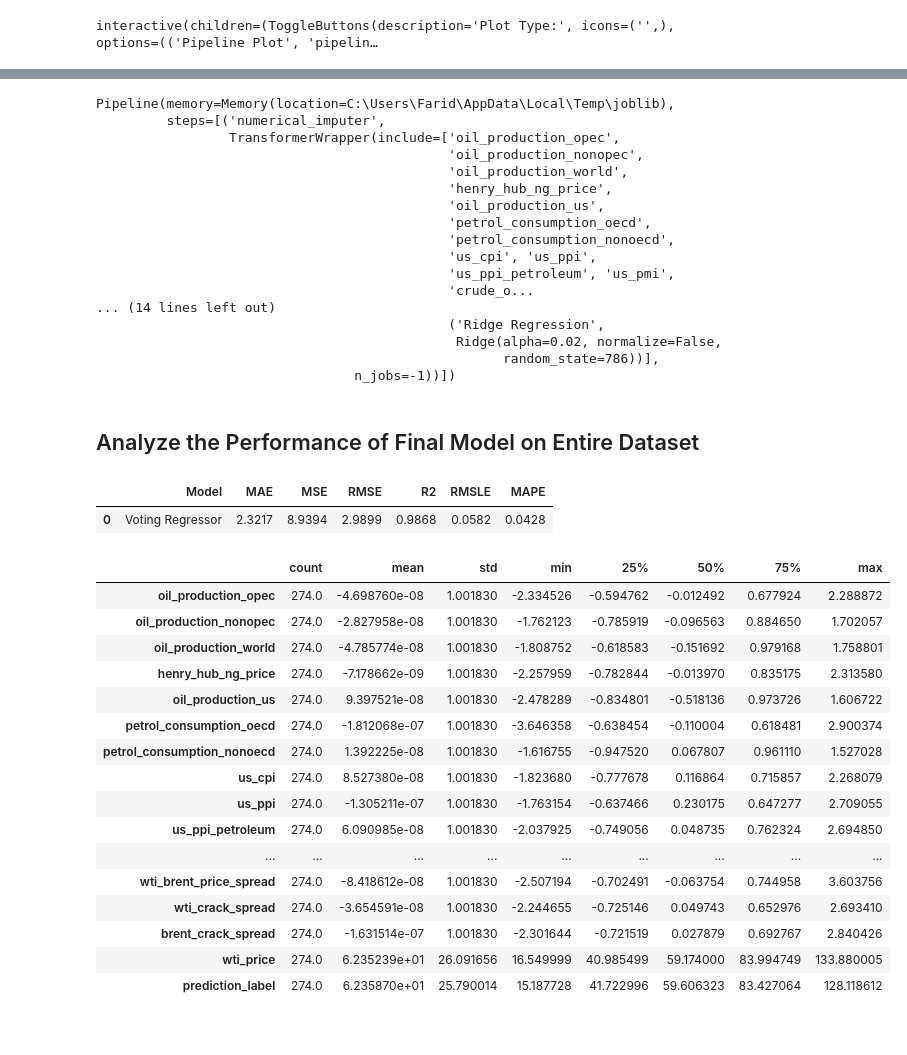
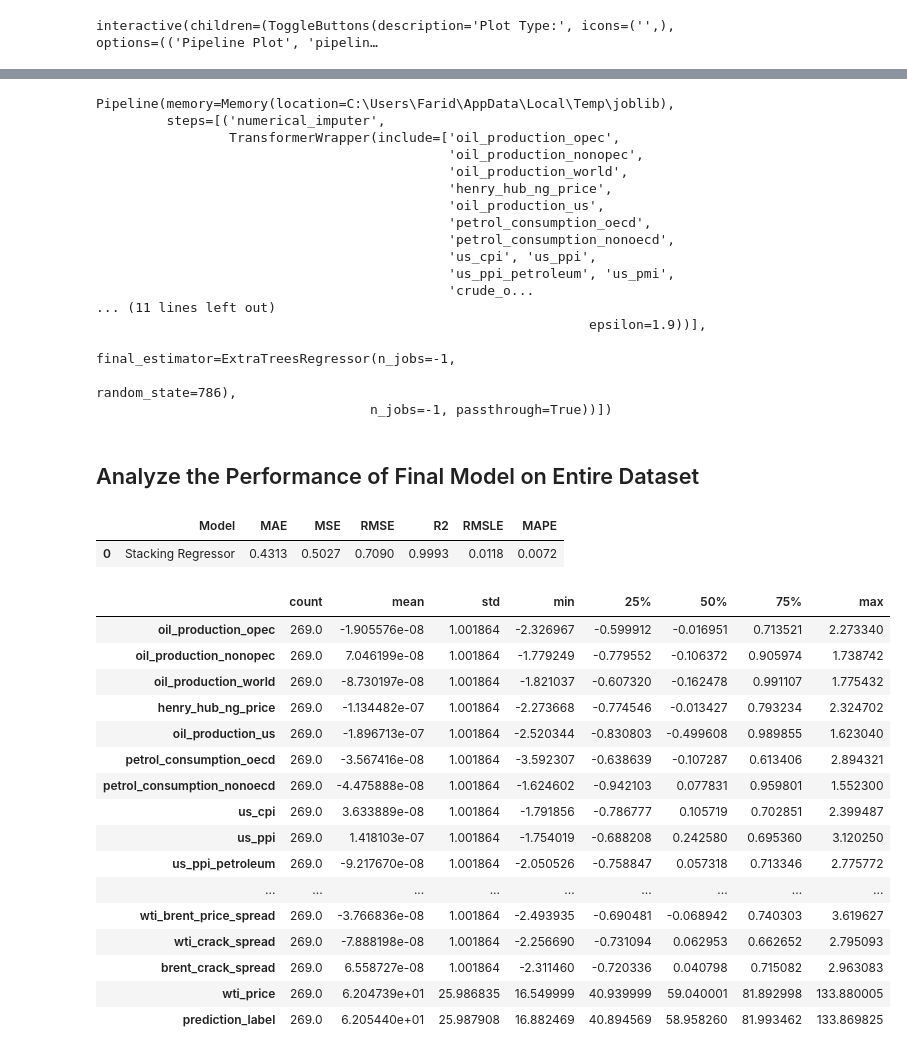
Before and after one commit to faridjn/WTI_Crude_Oil_Price_Prediction_Using_ML, a Jupyter notebook: notebooks/04_pre-processing_and_training.ipynb, the cells around one changed output, grey strips where cells are left out. Drawn from its saved outputs; the diff is of its cells as text; code cells hidden in the pictures.

```diff
--- a/notebooks/04_pre-processing_and_training.ipynb
+++ b/notebooks/04_pre-processing_and_training.ipynb
@@ -456,9 +475,9 @@ pred_tunded_stacker = predict_model(stacker_specific)
 # %%
-# The Blend model seems to perform better in both our train and test so let us finalize it.
+# The stack model seems to perform better in both our train and test so let us finalize it.
 #The finalize_model() function trains the model on the entire dataset.
 
-finalize_blender = finalize_model(blender_specific)
-display(finalize_blender)
+finalize_stacker = finalize_model(stacker_specific)
+display(finalize_stacker)
 # %% [output]
 Pipeline(memory=Memory(location=C:\Users\Farid\AppData\Local\Temp\joblib),
          steps=[('numerical_imputer',
@@ -472,36 +491,36 @@ Pipeline(memory=Memory(location=C:\Users\Farid\AppData\Local\Temp\joblib),
                                              'us_cpi', 'us_ppi',
                                              'us_ppi_petroleum', 'us_pmi',
                                              'crude_o...
-... (14 lines left out)
-                                             ('Ridge Regression',
-                                              Ridge(alpha=0.02, normalize=False,
-                                                    random_state=786))],
-                                 n_jobs=-1))])
+... (11 lines left out)
+                                                               epsilon=1.9))],
+                                   final_estimator=ExtraTreesRegressor(n_jobs=-1,
+                                                                       random_state=786),
+                                   n_jobs=-1, passthrough=True))])
 # %% [markdown]
 ## Analyze the Performance of Final Model on Entire Dataset
 # %%
-# The predict_model() can be executed with the final blend model over the entire dataset and saved to a csv file.
-pred_final_blender = predict_model(finalize_blender, data=df)
-pred_final_blender.to_csv('pred_final_blender.csv')
-pred_final_blender.describe().T
+# The predict_model() can be executed with the final stack model over the entire dataset and saved to a csv file.
+pred_final_stacker = predict_model(finalize_stacker, data=df)
+pred_final_stacker.to_csv('pred_final_blender.csv')
+pred_final_stacker.describe().T
 # %% [output]
 |  | Model | MAE | MSE | RMSE | R2 | RMSLE | MAPE |
-| 0 | Voting Regressor | 2.3217 | 8.9394 | 2.9899 | 0.9868 | 0.0582 | 0.0428 |
+| 0 | Stacking Regressor | 0.4313 | 0.5027 | 0.7090 | 0.9993 | 0.0118 | 0.0072 |
 |  | count | mean | std | min | 25% | 50% | 75% | max |
-| oil_production_opec | 274.0 | -4.698760e-08 | 1.001830 | -2.334526 | -0.594762 | -0.012492 | 0.677924 | 2.288872 |
-| oil_production_nonopec | 274.0 | -2.827958e-08 | 1.001830 | -1.762123 | -0.785919 | -0.096563 | 0.884650 | 1.702057 |
-| oil_production_world | 274.0 | -4.785774e-08 | 1.001830 | -1.808752 | -0.618583 | -0.151692 | 0.979168 | 1.758801 |
-| henry_hub_ng_price | 274.0 | -7.178662e-09 | 1.001830 | -2.257959 | -0.782844 | -0.013970 | 0.835175 | 2.313580 |
-| oil_production_us | 274.0 | 9.397521e-08 | 1.001830 | -2.478289 | -0.834801 | -0.518136 | 0.973726 | 1.606722 |
-| petrol_consumption_oecd | 274.0 | -1.812068e-07 | 1.001830 | -3.646358 | -0.638454 | -0.110004 | 0.618481 | 2.900374 |
-| petrol_consumption_nonoecd | 274.0 | 1.392225e-08 | 1.001830 | -1.616755 | -0.947520 | 0.067807 | 0.961110 | 1.527028 |
-| us_cpi | 274.0 | 8.527380e-08 | 1.001830 | -1.823680 | -0.777678 | 0.116864 | 0.715857 | 2.268079 |
-| us_ppi | 274.0 | -1.305211e-07 | 1.001830 | -1.763154 | -0.637466 | 0.230175 | 0.647277 | 2.709055 |
-| us_ppi_petroleum | 274.0 | 6.090985e-08 | 1.001830 | -2.037925 | -0.749056 | 0.048735 | 0.762324 | 2.694850 |
+| oil_production_opec | 269.0 | -1.905576e-08 | 1.001864 | -2.326967 | -0.599912 | -0.016951 | 0.713521 | 2.273340 |
+| oil_production_nonopec | 269.0 | 7.046199e-08 | 1.001864 | -1.779249 | -0.779552 | -0.106372 | 0.905974 | 1.738742 |
+| oil_production_world | 269.0 | -8.730197e-08 | 1.001864 | -1.821037 | -0.607320 | -0.162478 | 0.991107 | 1.775432 |
+| henry_hub_ng_price | 269.0 | -1.134482e-07 | 1.001864 | -2.273668 | -0.774546 | -0.013427 | 0.793234 | 2.324702 |
+| oil_production_us | 269.0 | -1.896713e-07 | 1.001864 | -2.520344 | -0.830803 | -0.499608 | 0.989855 | 1.623040 |
+| petrol_consumption_oecd | 269.0 | -3.567416e-08 | 1.001864 | -3.592307 | -0.638639 | -0.107287 | 0.613406 | 2.894321 |
+| petrol_consumption_nonoecd | 269.0 | -4.475888e-08 | 1.001864 | -1.624602 | -0.942103 | 0.077831 | 0.959801 | 1.552300 |
+| us_cpi | 269.0 | 3.633889e-08 | 1.001864 | -1.791856 | -0.786777 | 0.105719 | 0.702851 | 2.399487 |
+| us_ppi | 269.0 | 1.418103e-07 | 1.001864 | -1.754019 | -0.688208 | 0.242580 | 0.695360 | 3.120250 |
+| us_ppi_petroleum | 269.0 | -9.217670e-08 | 1.001864 | -2.050526 | -0.758847 | 0.057318 | 0.713346 | 2.775772 |
 | ... | ... | ... | ... | ... | ... | ... | ... | ... |
-| wti_brent_price_spread | 274.0 | -8.418612e-08 | 1.001830 | -2.507194 | -0.702491 | -0.063754 | 0.744958 | 3.603756 |
-| wti_crack_spread | 274.0 | -3.654591e-08 | 1.001830 | -2.244655 | -0.725146 | 0.049743 | 0.652976 | 2.693410 |
-| brent_crack_spread | 274.0 | -1.631514e-07 | 1.001830 | -2.301644 | -0.721519 | 0.027879 | 0.692767 | 2.840426 |
-| wti_price | 274.0 | 6.235239e+01 | 26.091656 | 16.549999 | 40.985499 | 59.174000 | 83.994749 | 133.880005 |
-| prediction_label | 274.0 | 6.235870e+01 | 25.790014 | 15.187728 | 41.722996 | 59.606323 | 83.427064 | 128.118612 |
+| wti_brent_price_spread | 269.0 | -3.766836e-08 | 1.001864 | -2.493935 | -0.690481 | -0.068942 | 0.740303 | 3.619627 |
+| wti_crack_spread | 269.0 | -7.888198e-08 | 1.001864 | -2.256690 | -0.731094 | 0.062953 | 0.662652 | 2.795093 |
+| brent_crack_spread | 269.0 | 6.558727e-08 | 1.001864 | -2.311460 | -0.720336 | 0.040798 | 0.715082 | 2.963083 |
+| wti_price | 269.0 | 6.204739e+01 | 25.986835 | 16.549999 | 40.939999 | 59.040001 | 81.892998 | 133.880005 |
+| prediction_label | 269.0 | 6.205440e+01 | 25.987908 | 16.882469 | 40.894569 | 58.958260 | 81.993462 | 133.869825 |
 # %%
```
Also changed, not shown: parts of 41 cells of this notebook, 5 other files.
